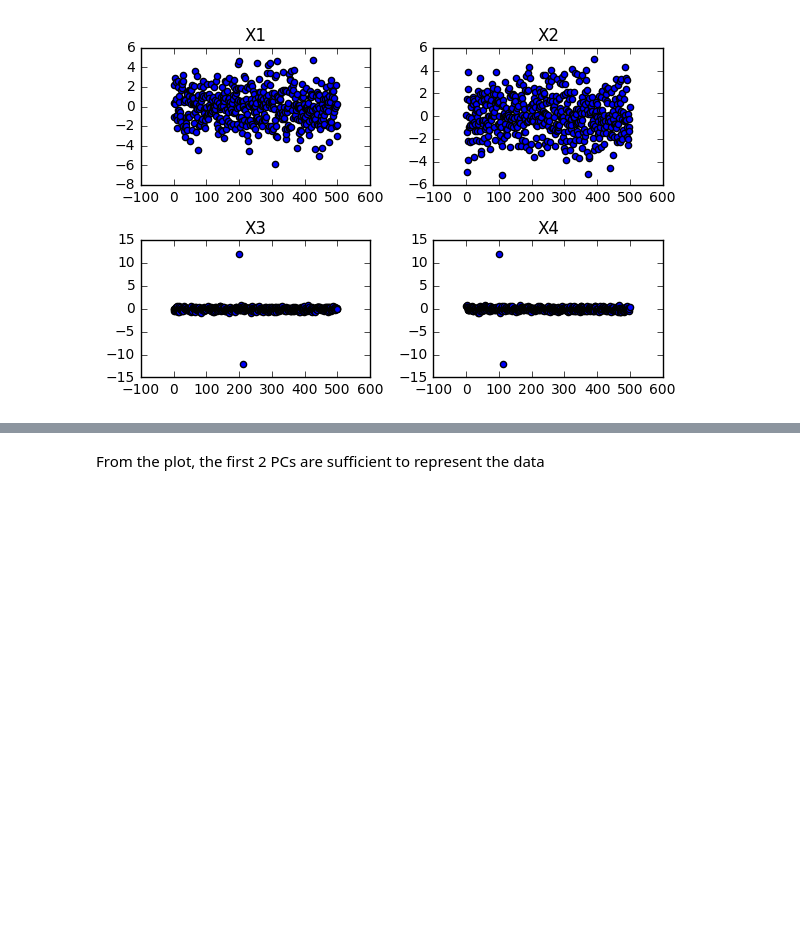
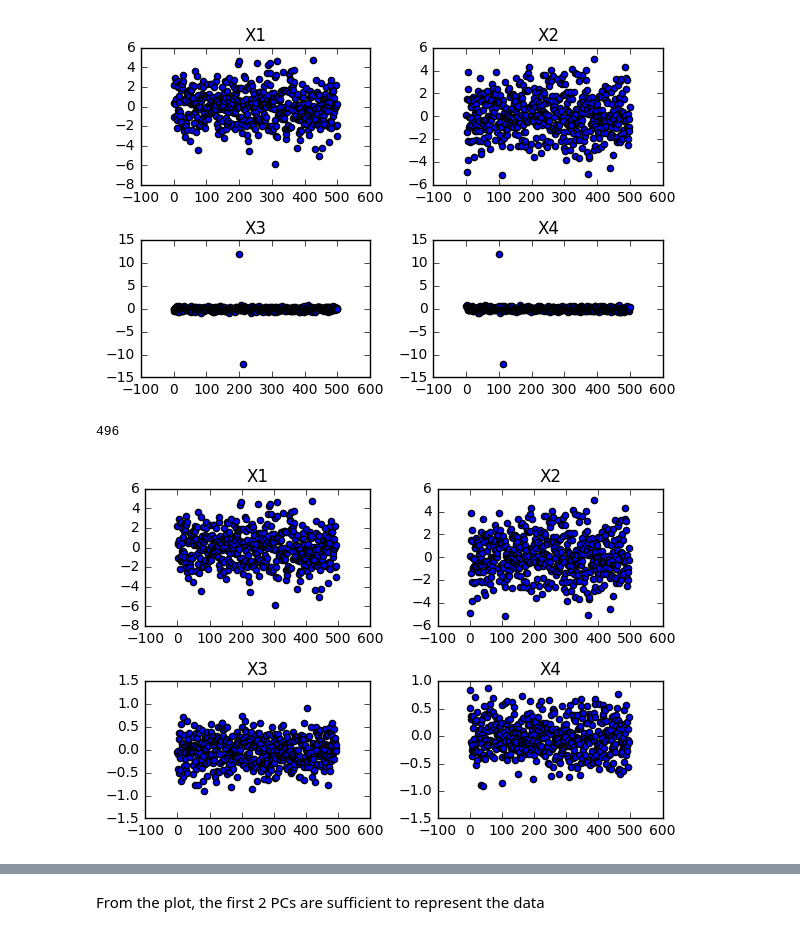
Before and after one commit to p16i/course-machine-intelligence-2, a Jupyter notebook: w3-hebbian-learning/batch-preprocessing-online-pca.ipynb, the cells around one changed output, grey strips where cells are left out. Cells and saved outputs as stored; diff of their text form; code cells hidden in the pictures; blank space fills up the shorter version.

```diff
--- a/w3-hebbian-learning/batch-preprocessing-online-pca.ipynb
+++ b/w3-hebbian-learning/batch-preprocessing-online-pca.ipynb
@@ -108,4 +108,18 @@ for i in range(len(cols)):
 plt.tight_layout()
 # %% [output]
 [figure]
+# %%
+dpc4_filtered = dpca4.loc[ np.logical_and( abs(dpca4.X3) <=  10, abs(dpca4.X4) <= 10 ) ]
+len(dpc4_filtered)
+# %% [output]
+496
+# %%
+r = range(len(dpc4_filtered))
+for i in range(len(cols)):
+    plt.subplot(2,2,i+1)
+    plt.scatter(r, dpc4_filtered[cols[i]])
+    plt.title(cols[i])
+plt.tight_layout()
+# %% [output]
+[figure, added]
 # %%
```
Also changed, not shown: parts of 6 cells of this notebook.
